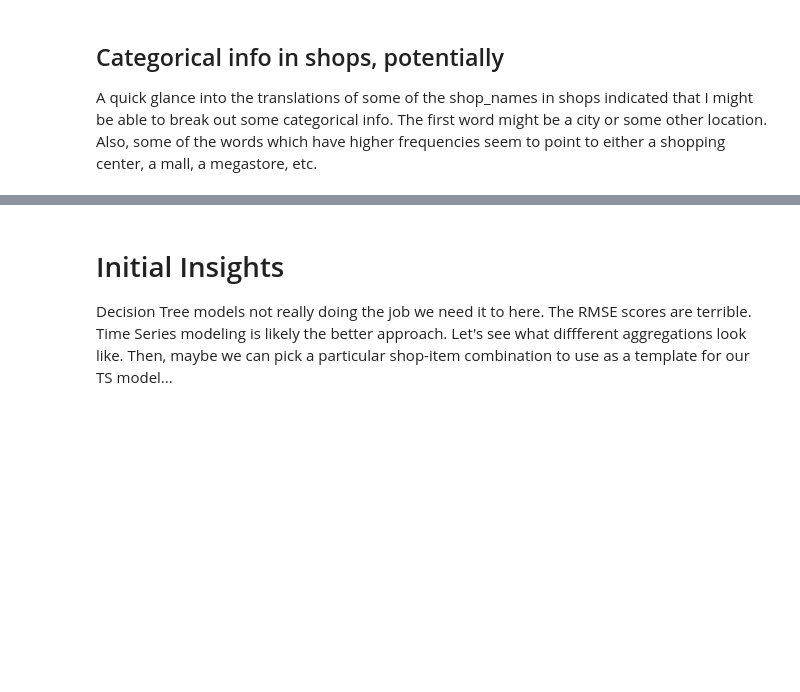
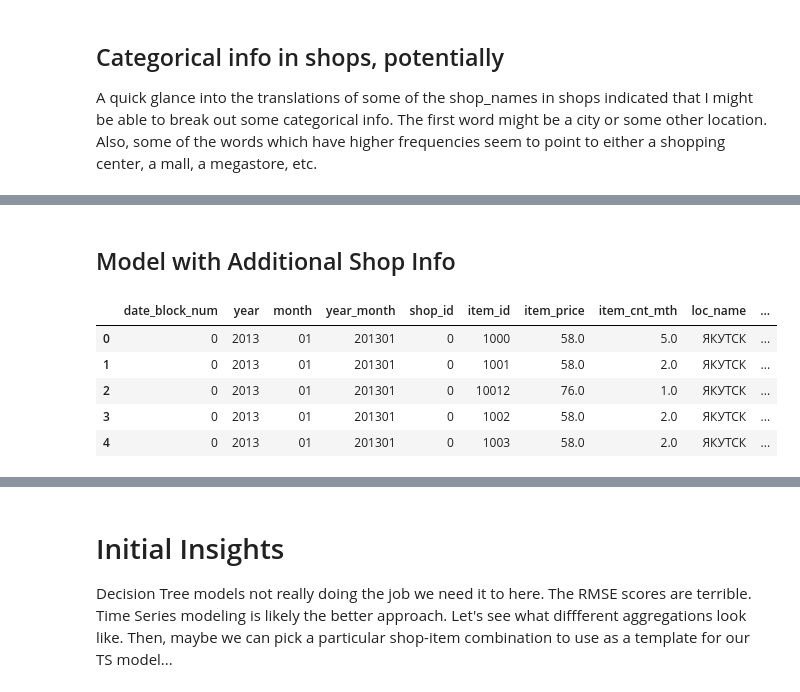
Before and after one commit to magdiel85281/kaggle_sales_forecasting, a Jupyter notebook: baseline_models.ipynb, the cells around one changed output, grey strips where cells are left out. Drawn from its saved outputs; the diff is of its cells as text; code cells hidden in the pictures; blank space fills up the shorter version.

```diff
--- a/baseline_models.ipynb
+++ b/baseline_models.ipynb
@@ -252,8 +267,10 @@ def get_top_words(df, corpus, top_n):
 # %%
 # clean up names, get locations, then vectorize the top occurences
-shops['clean_name'] = create_corpus(shops['shop_name'])
+shops = sd.shops
+shops['clean_name'] = nlp.clean_names(shops['shop_name'])
+
 shops['loc_name'] = shops['clean_name'].apply(lambda x: x.split()[0])
-shops = get_top_words(shops, shops['clean_name'], 10)
+shops = nlp.get_top_words(shops, shops['clean_name'], 10)
 
 # remove top occurences if in loc_name
 for col in shops.columns:
@@ -276,0 +297,2 @@ sales['sales_day'] = sales['item_price'] * sales['item_cnt_day']
+# %% [markdown]
+## Model with Additional Shop Info
@@ -283 +307,10 @@ for col in drop_cols:
+# %%
+shop_sales.head()
+# %% [output]
+|  | date_block_num | year | month | year_month | shop_id | item_id | item_price | item_cnt_mth | loc_name | ... |
+| 0 | 0 | 2013 | 01 | 201301 | 0 | 1000 | 58.0 | 5.0 | ЯКУТСК | ... |
+| 1 | 0 | 2013 | 01 | 201301 | 0 | 1001 | 58.0 | 2.0 | ЯКУТСК | ... |
+| 2 | 0 | 2013 | 01 | 201301 | 0 | 10012 | 76.0 | 1.0 | ЯКУТСК | ... |
+| 3 | 0 | 2013 | 01 | 201301 | 0 | 1002 | 58.0 | 2.0 | ЯКУТСК | ... |
+| 4 | 0 | 2013 | 01 | 201301 | 0 | 1003 | 58.0 | 2.0 | ЯКУТСК | ... |
 # %%
```
Also changed, not shown: parts of 30 cells of this notebook.
